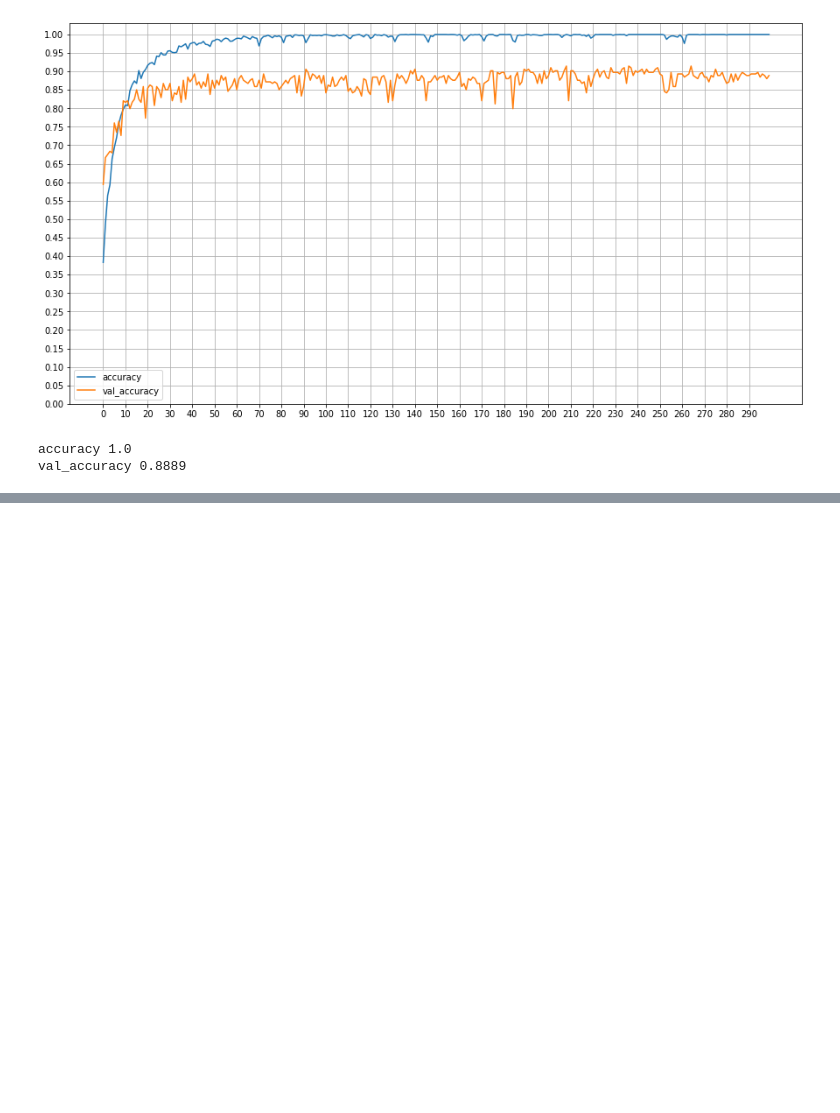
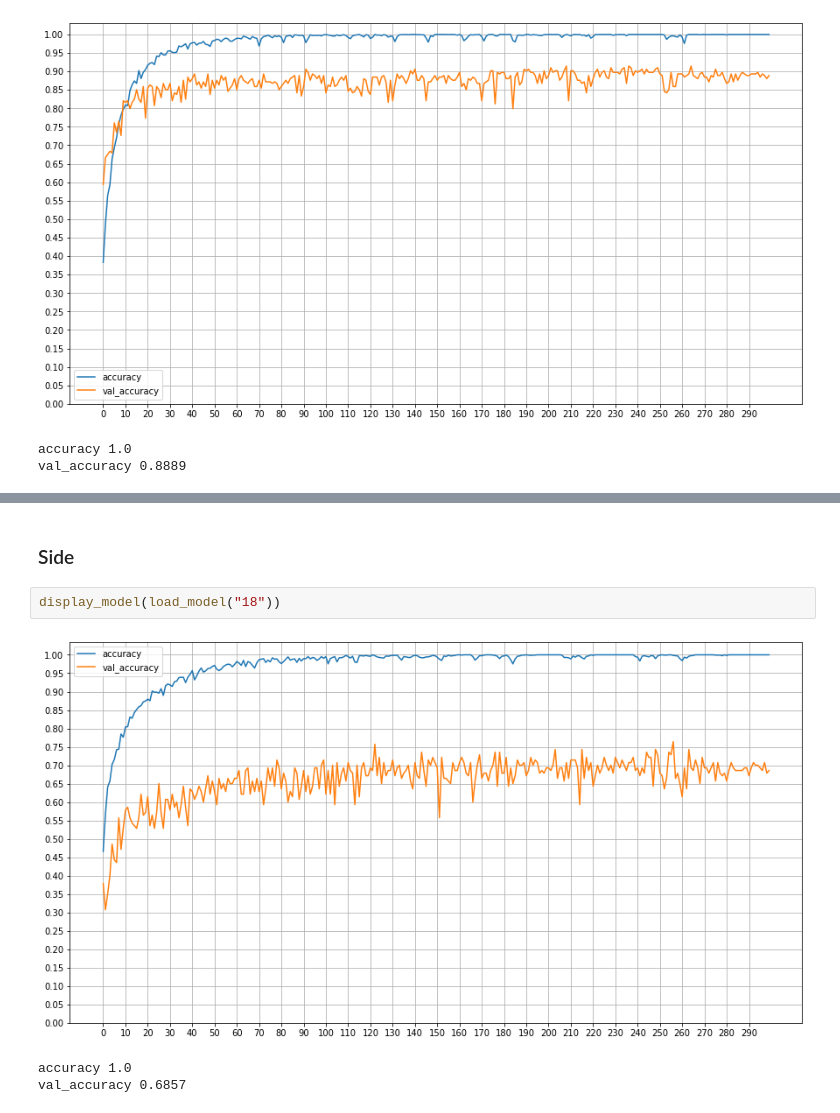
Before and after one commit to botiose/majurca, a Jupyter notebook: visualize.ipynb, the cells around one changed output, grey strips where cells are left out. Drawn from its saved outputs; the diff is of its cells as text; blank space fills up the shorter version.

```diff
--- a/visualize.ipynb
+++ b/visualize.ipynb
@@ -133,0 +142,8 @@ val_accuracy 0.8889
+# %% [markdown]
+<h3>Side</h3>
+# %%
+display_model(load_model("18"))
+# %% [output]
+[figure, added]
+accuracy 1.0
+val_accuracy 0.6857
```
Also changed, not shown: parts of 18 cells of this notebook, 13 other files.
